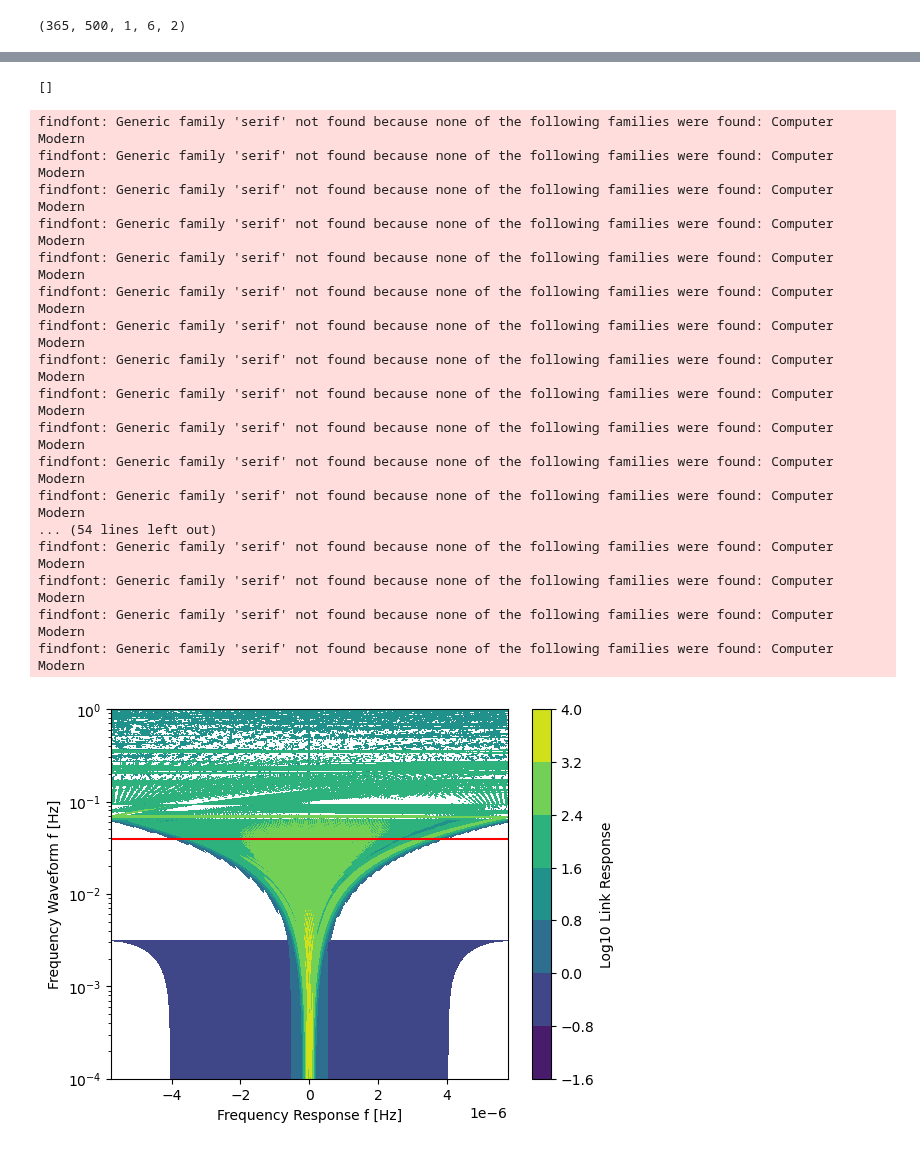
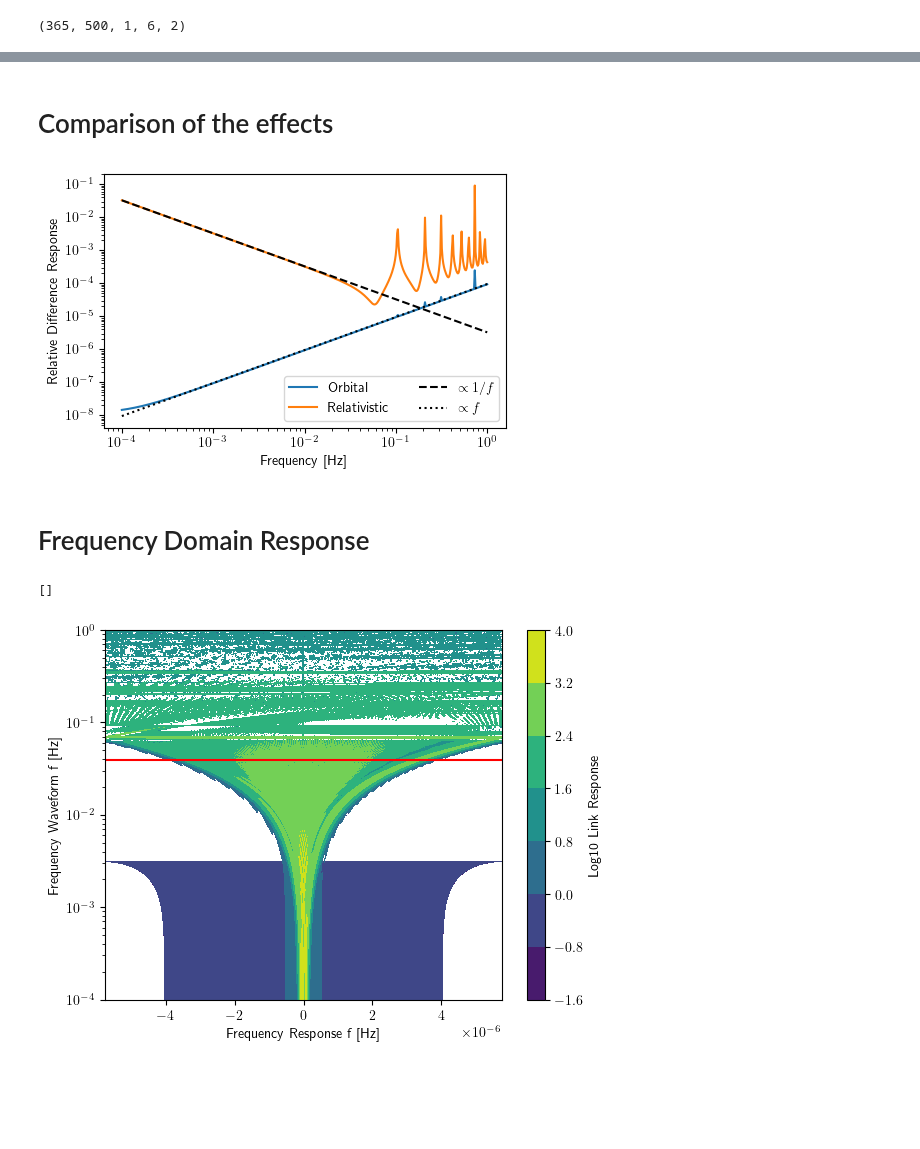
Before and after one commit to lorenzsp/ResponseRequirements, a Jupyter notebook: ResponseExploration.ipynb, the cells around one changed output, grey strips where cells are left out. Drawn from its saved outputs; the diff is of its cells as text; code cells hidden in the pictures; blank space fills up the shorter version.

Commit message:
update response

```diff
--- a/ResponseExploration.ipynb
+++ b/ResponseExploration.ipynb
@@ -6,8 +6,8 @@ import healpy as hp
 import numpy as np
 import matplotlib.pyplot as plt
 
-plt.rcParams['font.family'] = 'serif'
-plt.rcParams['font.serif'] = ['Computer Modern']
+# plt.rcParams['font.family'] = 'serif'
+# plt.rcParams['font.serif'] = ['Computer Modern']
 plt.rcParams['text.usetex'] = True
 
 from lisaconstants import c
@@ -17,10 +17,38 @@ from pytdi.michelson import X2_ETA, Y2_ETA, Z2_ETA
 from segwo.response import compute_strain2link
 from segwo_utils import _link_response_boosted
 
-from segwo_utils import InterpolatedOrbits, compute_covariance
+from segwo_utils import InterpolatedOrbits, compute_covariance, compute_strain2x
+
 import matplotlib.pyplot as plt
 import warnings
 warnings.filterwarnings('ignore')  # Suppress all warnings
+
+import matplotlib.colors as mcolors
+
+
+def symmetrical_colormap(cmap_settings, new_name = None ):
+    ''' This function take a colormap and create a new one, as the concatenation of itself by a symmetrical fold.
+    '''
+    # get the colormap
+    cmap = plt.cm.get_cmap(*cmap_settings)
+    if not new_name:
+        new_name = "sym_"+cmap_settings[0]  # ex: 'sym_Blues'
+
+    # this defined the roughness of the colormap, 128 fine
+    n= 128
+
+    # get the list of color from colormap
+    colors_r = cmap(np.linspace(0, 1, n))    # take the standard colormap # 'right-part'
+    colors_l = colors_r[::-1]                # take the first list of color and flip the order # "left-part"
+
+    # combine them and build a new colormap
+    colors = np.vstack((colors_l, colors_r))
+    mymap = mcolors.LinearSegmentedColormap.from_list(new_name, colors)
+
+    return mymap
+
+cmap_settings = ('Blues', None)  # provide int instead of None to "discretize/bin" the colormap
+mymap = symmetrical_colormap(cmap_settings= cmap_settings, new_name =None )
 # %%
 with h5py.File("processed_trajectories.h5", "r") as ds:
         t_orb_dataset   = ds["t_interp"][()]
@@ -52,6 +80,7 @@ Number of points in LISA 7862400
 # %%
 ltts      = orbits.compute_ltt(t=array_ltts)
 positions = orbits.compute_position(t=array_ltts)
+velocities = orbits.compute_velocity(t=array_ltts)
 
 _, axes = plt.subplots(2, 1,figsize=(6,8))
 for index, link in enumerate(LINKS):
@@ -73,7 +120,8 @@ betas, lambs = np.pi / 2 - np.array([np.pi/3]), np.array([np.pi/3])
 f = np.logspace(-4, 0., 500)
 
 strain2link = compute_strain2link(f, betas, lambs, ltts, positions, method="baghi+23")
-strain2link_boosted = _link_response_boosted(f, betas, lambs, ltts, positions, velocities=orbits.compute_velocity(t=array_ltts))
+strain2link_boosted = _link_response_boosted(f, betas, lambs, ltts, positions, velocities=velocities)
+strain2link_boosted_perturbed = _link_response_boosted(f, betas, lambs, ltts, positions_perturbed, velocities=velocities_perturbed)
 strain2link_boosted.shape
 # %% [output]
 (365, 500, 1, 6, 2)
@@ -185,37 +280,41 @@ plt.savefig("response_evolution.png", dpi=300)
+# %% [markdown]
+# Comparison of the effects
+# %%
+amp_orb = (np.abs(response_orb).T)
+amp_rel = (np.abs(response_rel).T)
+plt.figure(figsize=(3.25*1.5,3.25))
+plt.loglog(f,  amp_orb[:,0], label='Orbital')
+# plt.loglog(f,  np.mean(amp_orb,axis=1), label='Orbital')
+plt.loglog(f,  amp_rel[:,0], label='Relativistic')
+# plt.loglog(f,  np.mean(amp_rel,axis=1), label='Relativistic')
+plt.loglog(f,  amp_rel[0,0]*(f[0]/f), 'k--', label=r"$\propto 1/f$")
+plt.loglog(f,  amp_orb[100,0]*(f/f[100]), 'k:', label=r"$\propto f$")
+plt.xlabel('Frequency [Hz]')
+plt.ylabel('Relative Difference Response')
+plt.legend(ncols=2)
+plt.tight_layout()
+plt.savefig("response_comparison.png", dpi=300)
+# %% [output]
+[figure, added]
+# %% [markdown]
+# Frequency Domain Response
 # %%
 link = 0  # Choose A, E, or T
 pol = 0  # Choose polarization
 sky_index = 0  # Choose a specific sky location (pixel index)
 time_index = 0  # Choose a specific time index
 # %%
-fft_g = np.fft.fft(strain2link[:,:,sky_index,link,pol],axis=0)
+fft_g = np.fft.fft(strain2link_boosted[:,:,sky_index,link,pol],axis=0)
 
 f_prime = np.fft.fftfreq(array_ltts.shape[0], d=array_ltts[1]-array_ltts[0])
 plt.figure()
 plt.contourf(f_prime, f, np.log10(np.abs(fft_g/f).T))
 plt.colorbar(label='Log10 Link Response')
 plt.axhline(1/(np.pi*8.2), color='r')
 plt.xlabel('Frequency Response f [Hz]')
 plt.ylabel('Frequency Waveform f [Hz]')
 plt.semilogy()
 # %% [output]
 []
-findfont: Generic family 'serif' not found because none of the following families were found: Computer Modern
-findfont: Generic family 'serif' not found because none of the following families were found: Computer Modern
-findfont: Generic family 'serif' not found because none of the following families were found: Computer Modern
-findfont: Generic family 'serif' not found because none of the following families were found: Computer Modern
-findfont: Generic family 'serif' not found because none of the following families were found: Computer Modern
-findfont: Generic family 'serif' not found because none of the following families were found: Computer Modern
-findfont: Generic family 'serif' not found because none of the following families were found: Computer Modern
-findfont: Generic family 'serif' not found because none of the following families were found: Computer Modern
-findfont: Generic family 'serif' not found because none of the following families were found: Computer Modern
-findfont: Generic family 'serif' not found because none of the following families were found: Computer Modern
-findfont: Generic family 'serif' not found because none of the following families were found: Computer Modern
-findfont: Generic family 'serif' not found because none of the following families were found: Computer Modern
-... (54 lines left out)
-findfont: Generic family 'serif' not found because none of the following families were found: Computer Modern
-findfont: Generic family 'serif' not found because none of the following families were found: Computer Modern
-findfont: Generic family 'serif' not found because none of the following families were found: Computer Modern
-findfont: Generic family 'serif' not found because none of the following families were found: Computer Modern
-[figure, old version]
+[figure, new version]
 # %%
```
Also changed, not shown: parts of 19 cells of this notebook, 4 other files.
